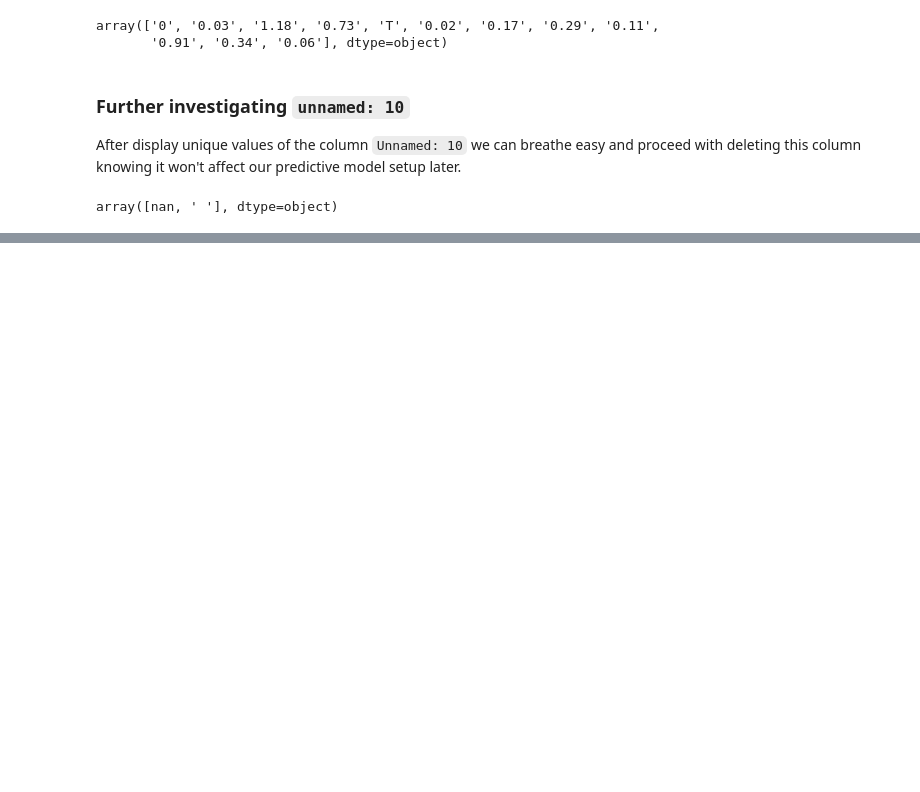
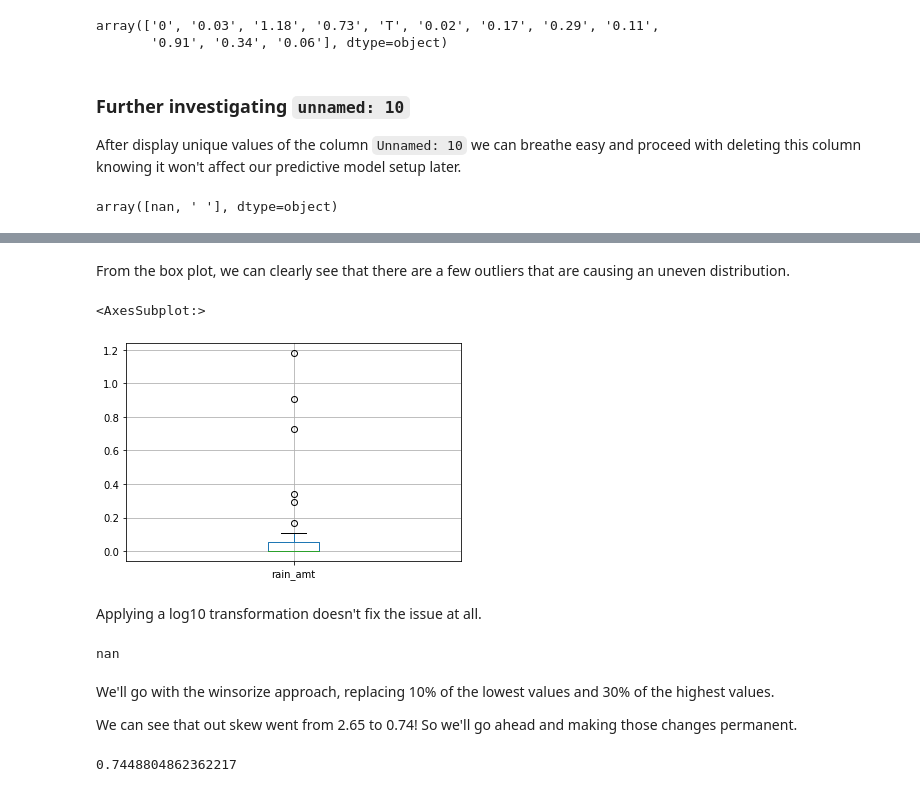
Before and after one commit to check4ismail/cs-502-predictive, a Jupyter notebook: assignment_7/Predictive Model.ipynb, the cells around one changed output, grey strips where cells are left out. Saved outputs shown, nothing was run; the diff lists cells and outputs as text; code cells hidden in the pictures; blank space fills up the shorter version.

```diff
--- a/assignment_7/Predictive Model.ipynb
+++ b/assignment_7/Predictive Model.ipynb
@@ -75,0 +90,6 @@ ValueError: Need to specify at least one of 'labels', 'index' or 'columns'
+# %%
+df.rename(columns={'date': 'day_of_april'}, inplace=True)
+df['day_of_april'].replace('-Apr', '', regex=True, inplace=True)
+df['day_of_april'] = df['day_of_april'].apply(lambda x: int(x))
+df.info()
+df.head()
@@ -75,0 +129,4 @@ ValueError: Need to specify at least one of 'labels', 'index' or 'columns'
+# %%
+df['day'].replace({'Sunday': 1, 'Monday': 2, 'Tuesday': 3, 'Wednesday': 4, 'Thursday': 5, 'Friday': 6, 'Saturday': 7}, inplace=True)
+df.info()
+df.head()
@@ -75,0 +160,8 @@ ValueError: Need to specify at least one of 'labels', 'index' or 'columns'
+# %%
+c = ['brooklyn_bridge', 'manhattan_bridge', 'williamsburg_bridge', 'queensboro_bridge', 'total_cyclists']
+df.replace(',', '', regex=True, inplace=True)
+for column in c:
+    df[column] = df[column].apply(lambda x: int(x))
+
+df.info()
+df.head()
@@ -75,0 +195,5 @@ ValueError: Need to specify at least one of 'labels', 'index' or 'columns'
+# %%
+df['rain_amt'].replace('T', '0.00', regex=True, inplace=True)
+df['rain_amt'] = df['rain_amt'].apply(lambda x: float(x))
+df.info()
+df.head()
@@ -75,0 +243,27 @@ ValueError: Need to specify at least one of 'labels', 'index' or 'columns'
+# %% [markdown]
+From the box plot, we can clearly see that there are a few outliers that are causing an uneven distribution.
+# %%
+df.boxplot(column='rain_amt')
+# %% [output]
+<AxesSubplot:>
+[figure, added]
+# %% [markdown]
+Applying a log10 transformation doesn't fix the issue at all.
+# %%
+temp_df = df.copy()
+temp_df['rain_amt'] = temp_df['rain_amt'].apply(lambda x: np.log10(x))
+temp_df['rain_amt'].skew()
+# %% [output]
+nan
+# %% [markdown]
+We'll go with the winsorize approach, replacing 10% of the lowest values and 30% of the highest values.
+
+We can see that out skew went from 2.65 to 0.74! So we'll go ahead and making those changes permanent.
+# %%
+from scipy.stats.mstats import winsorize
+
+temp_df = df.copy()
+temp_df['rain_amt'] = winsorize(temp_df['rain_amt'], (0.1, 0.3))
+temp_df['rain_amt'].skew()
+# %% [output]
+0.7448804862362217
```
Also changed, not shown: parts of 32 cells of this notebook.
